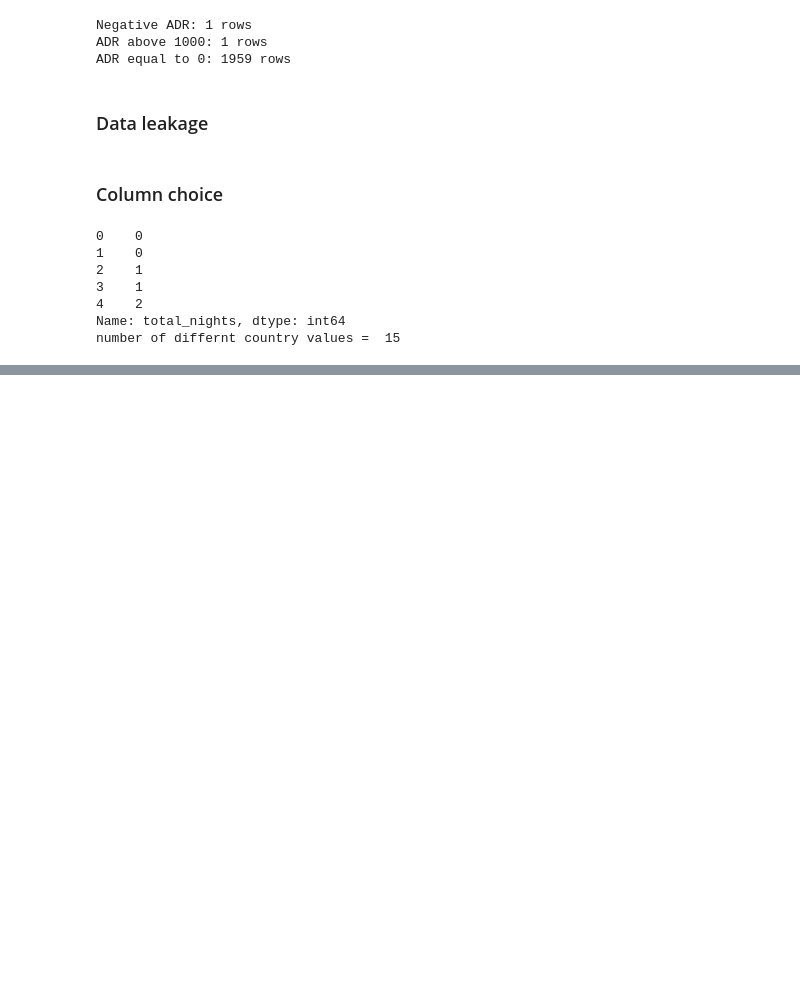
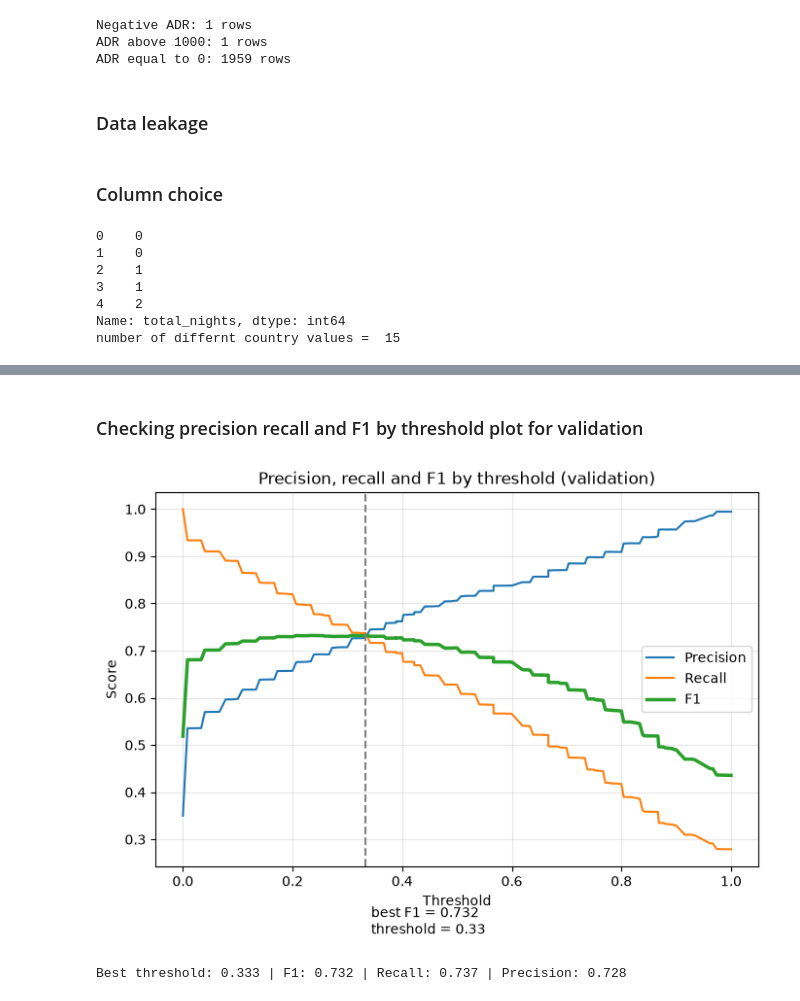
Before and after one commit to Matina34/Machine_Learning_Project, a Jupyter notebook: Matina_nb.ipynb, the cells around one changed output, grey strips where cells are left out. Saved outputs shown, nothing was run; the diff lists cells and outputs as text; code cells hidden in the pictures; blank space fills up the shorter version.

```diff
--- a/Matina_nb.ipynb
+++ b/Matina_nb.ipynb
@@ -300,0 +378,19 @@ Name: is_canceled, dtype: float64
+# %%
+tuned_rf = RandomForestClassifier(
+    n_estimators =30,  #number of tress
+    class_weight=None,
+    criterion = 'gini',  # How the tree measures a good split. Gini measures how mixed a group is (cancelled vs not cancelled). 'entropy' is the alternative and usually gives almost identical results.
+    max_depth = 30, #Maximum number of questions in a row. None means no limit
+    #min_samples_split = 3, #A group must contain at least n bookings to be split further
+    #min_samples_leaf = 2, #Every final group must contain at least 2 bookings so bigger values mean less memorising
+
+    max_features = None, #How many columns each split can choose from - "sqrt" (the default) picks a random subset at each split which makes the trees more varied and usually works better
+    #max_leaf_nodes = None,
+    #min_impurity_decrease = 0.0,
+    bootstrap = True, #	Each tree trains on a random sample of rows, drawn with replacement means some rows picked twice, some not at all
+    #oob_score = True,
+    max_samples = 40000, #Each tree sees only n random rows instead of all which is faster and the trees memorise less
+    random_state = 42, #it fixes the randomness to get the same resault every time
+)
+# %%
+tuned_rf.fit(x_train_rf, y_train)
@@ -300,0 +443,35 @@ Name: is_canceled, dtype: float64
+# %% [markdown]
+### Checking precision recall and F1 by threshold plot for validation
+# %%
+import numpy as np
+import matplotlib.pyplot as plt
+from sklearn.metrics import precision_recall_curve
+
+prob_val = tuned_rf.predict_proba(x_val_rf)[:, 1]
+
+precision, recall, thresholds = precision_recall_curve(y_val, prob_val)
+precision, recall = precision[:-1], recall[:-1]
+
+f1 = 2 * precision * recall / (precision + recall + 1e-12)
+
+best = np.argmax(f1)
+best_t = thresholds[best]
+
+plt.figure(figsize=(8, 5))
+plt.plot(thresholds, precision, label="Precision")
+plt.plot(thresholds, recall, label="Recall")
+plt.plot(thresholds, f1, label="F1", linewidth=2.5)
+plt.axvline(best_t, color="grey", linestyle="--")
+plt.text(best_t + 0.01, 0.1, f"best F1 = {f1[best]:.3f}\nthreshold = {best_t:.2f}")
+plt.xlabel("Threshold")
+plt.ylabel("Score")
+plt.title("Precision, recall and F1 by threshold (validation)")
+plt.legend()
+plt.grid(alpha=0.3)
+plt.show()
+
+print("Best threshold:", round(best_t, 3), "| F1:", round(f1[best], 3),
+      "| Recall:", round(recall[best], 3), "| Precision:", round(precision[best], 3))
+# %% [output]
+[figure, added]
+Best threshold: 0.333 | F1: 0.732 | Recall: 0.737 | Precision: 0.728
```
Also changed, not shown: parts of 36 cells of this notebook.
